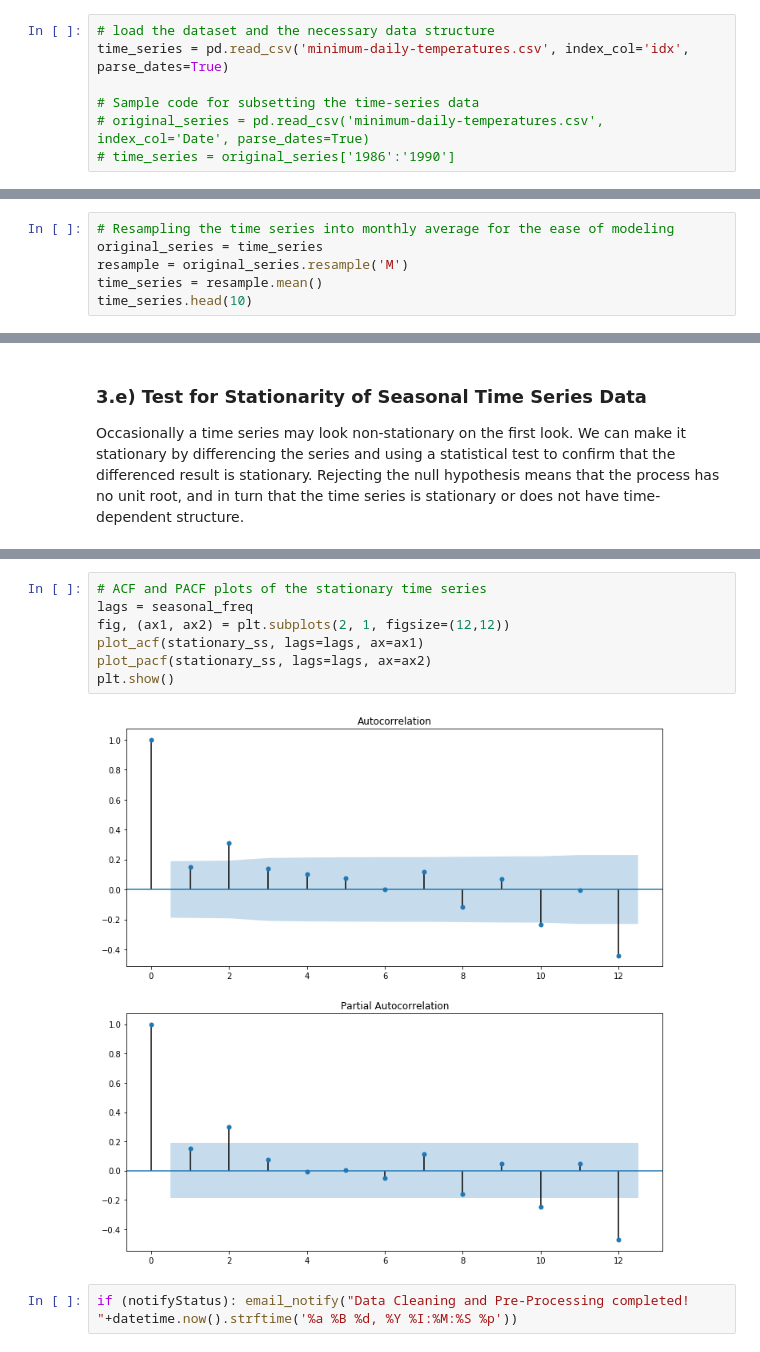
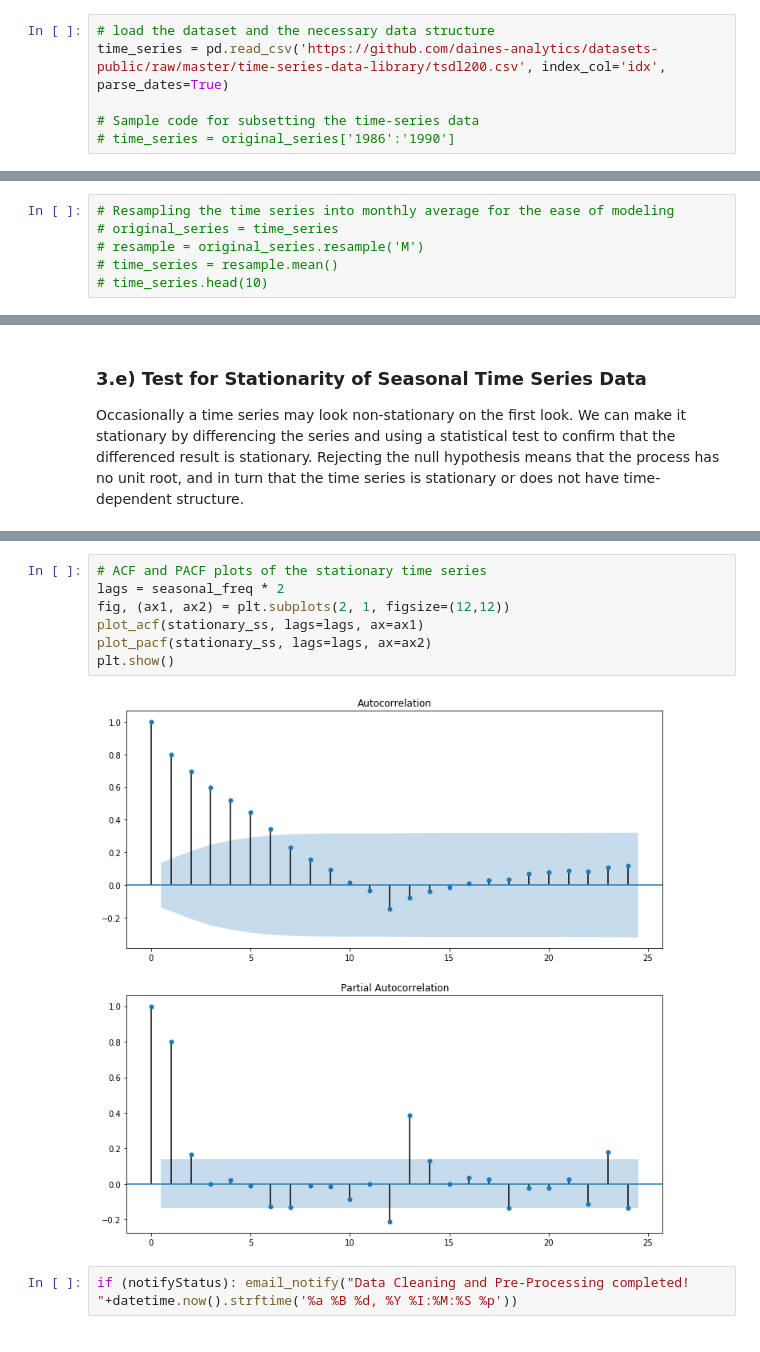
Before and after one commit to daines-analytics/time-series-projects, a Jupyter notebook: _py-project-templates/py-timeseries-project-template-example.ipynb, the cells around one changed output, grey strips where cells are left out. Saved outputs shown, nothing was run; the diff lists cells and outputs as text.

Commit message:
Upload #1 of the Python ARIMA time series template v3

```diff
--- a/_py-project-templates/py-timeseries-project-template-example.ipynb
+++ b/_py-project-templates/py-timeseries-project-template-example.ipynb
@@ -103,10 +103,9 @@ Since the dataset is not current, this means that we cannot easily collect updat
 startTimeScript = datetime.now()
 # %%
 # load the dataset and the necessary data structure
-time_series = pd.read_csv('minimum-daily-temperatures.csv', index_col='idx', parse_dates=True)
+time_series = pd.read_csv('https://github.com/daines-analytics/datasets-public/raw/master/time-series-data-library/tsdl200.csv', index_col='idx', parse_dates=True)
 
 # Sample code for subsetting the time-series data
-# original_series = pd.read_csv('minimum-daily-temperatures.csv', index_col='Date', parse_dates=True)
 # time_series = original_series['1986':'1990']
 # %%
 target_col = time_series.columns[0]
@@ -247,7 +246,7 @@ if (notifyStatus): email_notify("Data Cleaning and Pre-Processing has begun! "+d
 ### Section 3.a) Data Transformation
 # %%
 # Resampling the time series into monthly average for the ease of modeling
-original_series = time_series
-resample = original_series.resample('M')
-time_series = resample.mean()
-time_series.head(10)
+# original_series = time_series
+# resample = original_series.resample('M')
+# time_series = resample.mean()
+# time_series.head(10)
@@ -411,12 +404,12 @@ Critical Test Statistics Values:
 # %%
 # ACF and PACF plots of the stationary time series
-lags = seasonal_freq
+lags = seasonal_freq * 2
 fig, (ax1, ax2) = plt.subplots(2, 1, figsize=(12,12))
 plot_acf(stationary_ss, lags=lags, ax=ax1)
 plot_pacf(stationary_ss, lags=lags, ax=ax2)
 plt.show()
 # %% [output]
-[figure, old version]
+[figure, new version]
 # %%
 if (notifyStatus): email_notify("Data Cleaning and Pre-Processing completed! "+datetime.now().strftime('%a %B %d, %Y %I:%M:%S %p'))
 # %% [markdown]
```
Also changed, not shown: parts of 47 cells of this notebook, 1 other file.
